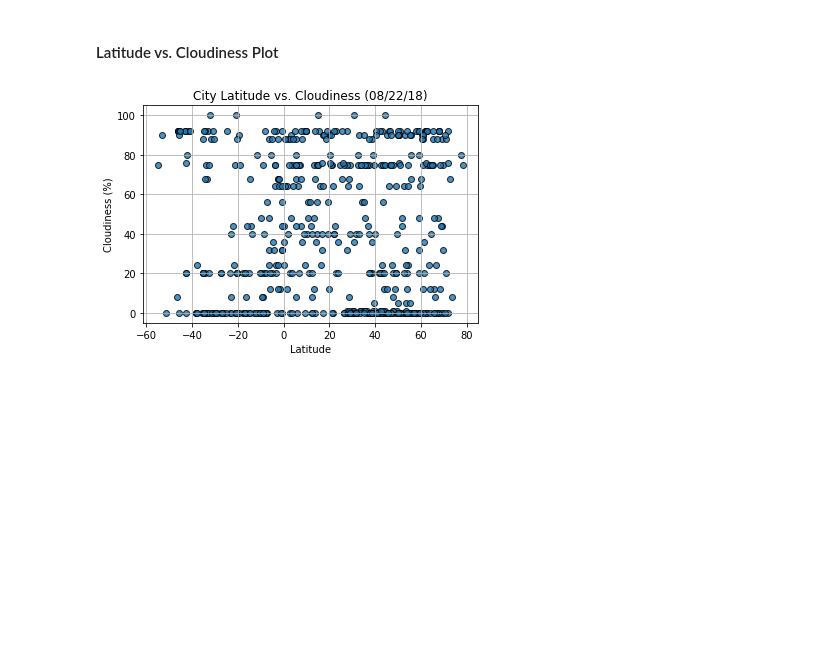
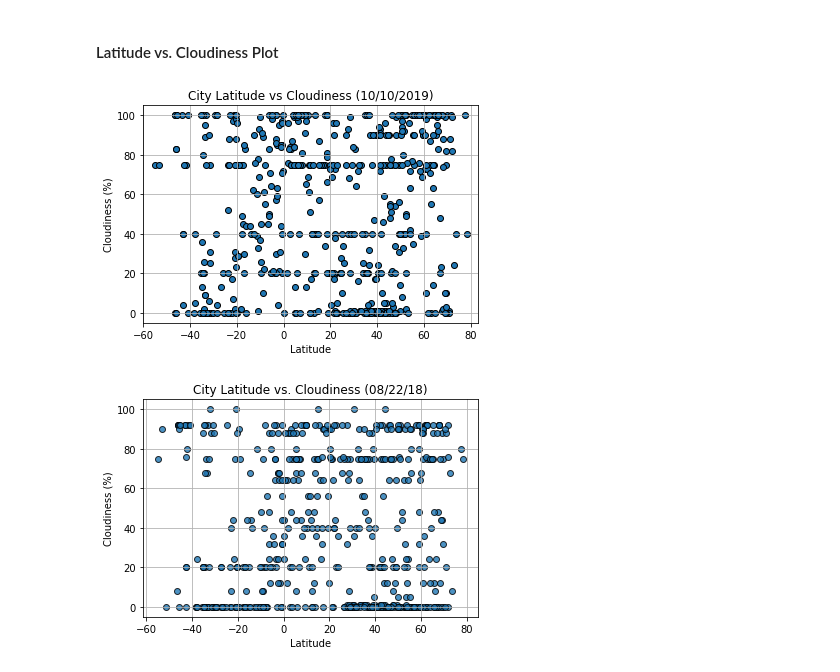
Before and after one commit to efrisch6/python-api-challenge, a Jupyter notebook: WeatherPy/WeatherPy.ipynb, the cells around one changed output. Drawn from its saved outputs; the diff is of its cells as text; code cells hidden in the pictures; blank space fills up the shorter version.

```diff
--- a/WeatherPy/WeatherPy.ipynb
+++ b/WeatherPy/WeatherPy.ipynb
@@ -225,6 +237,19 @@ plt.yticks(np.arange(min(0,round(min(df["Max Temp"])-5,0)),max(100,round(max(df[
 [figure]
 # %% [markdown]
 #### Latitude vs. Cloudiness Plot
+# %%
+plt.scatter(df["Lat"],df["Cloudiness"], facecolor="tab:blue", edgecolor="k")
+plt.grid()
+plt.xlabel("Latitude")
+plt.ylabel("Cloudiness (%)")
+plt.title(f"City Latitude vs Cloudiness ({date})")
+plt.xticks(np.arange(round(min(df["Lat"])-5,0),round(max(df["Lat"])+5,0),20))
+plt.yticks(np.arange(0,110,20))
+plt.xlim(round(min(df["Lat"])-5,0),round(max(df["Lat"])+5,0))
+plt.ylim(-5,105)
+plt.savefig("output_data/cloudiness.png")
+# %% [output]
+[figure, added]
 # %%
 # %% [output]
 [figure]
```
Also changed, not shown: parts of 11 cells of this notebook, 9 other files.
